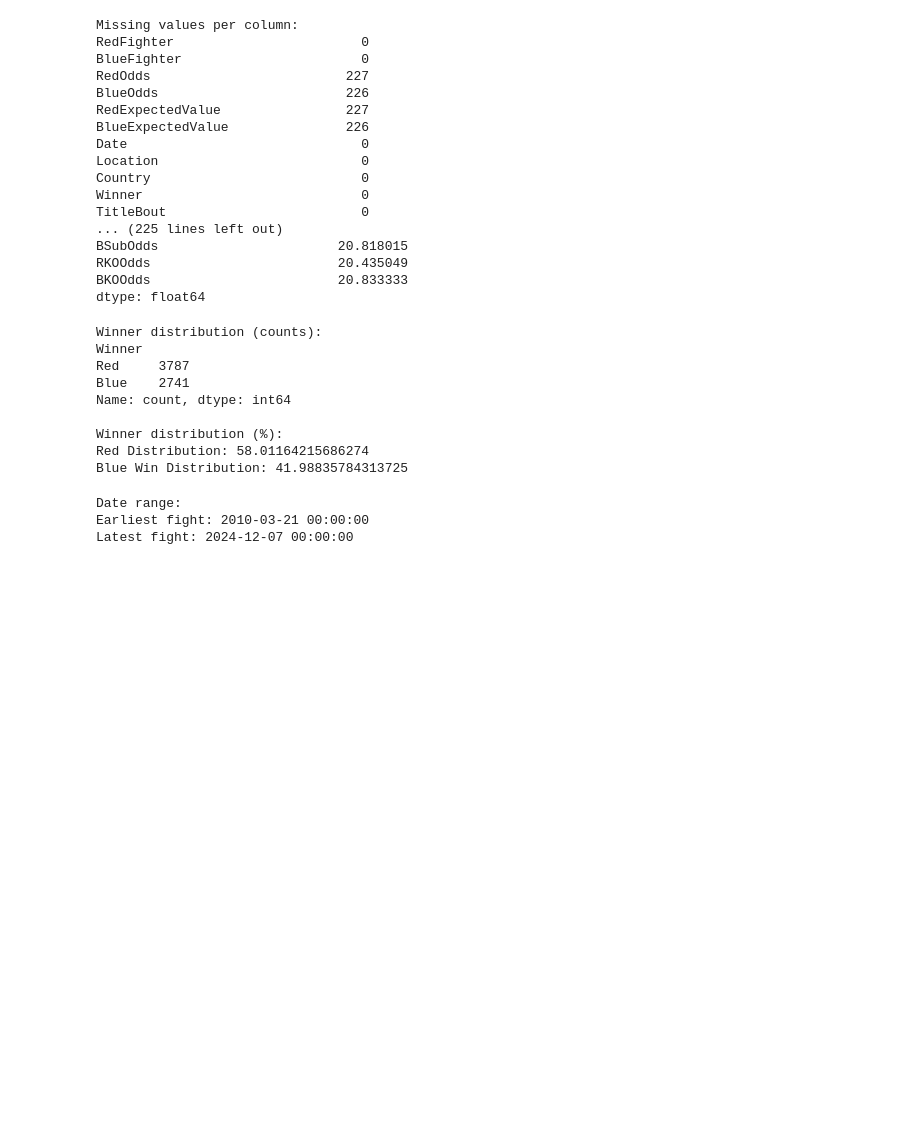
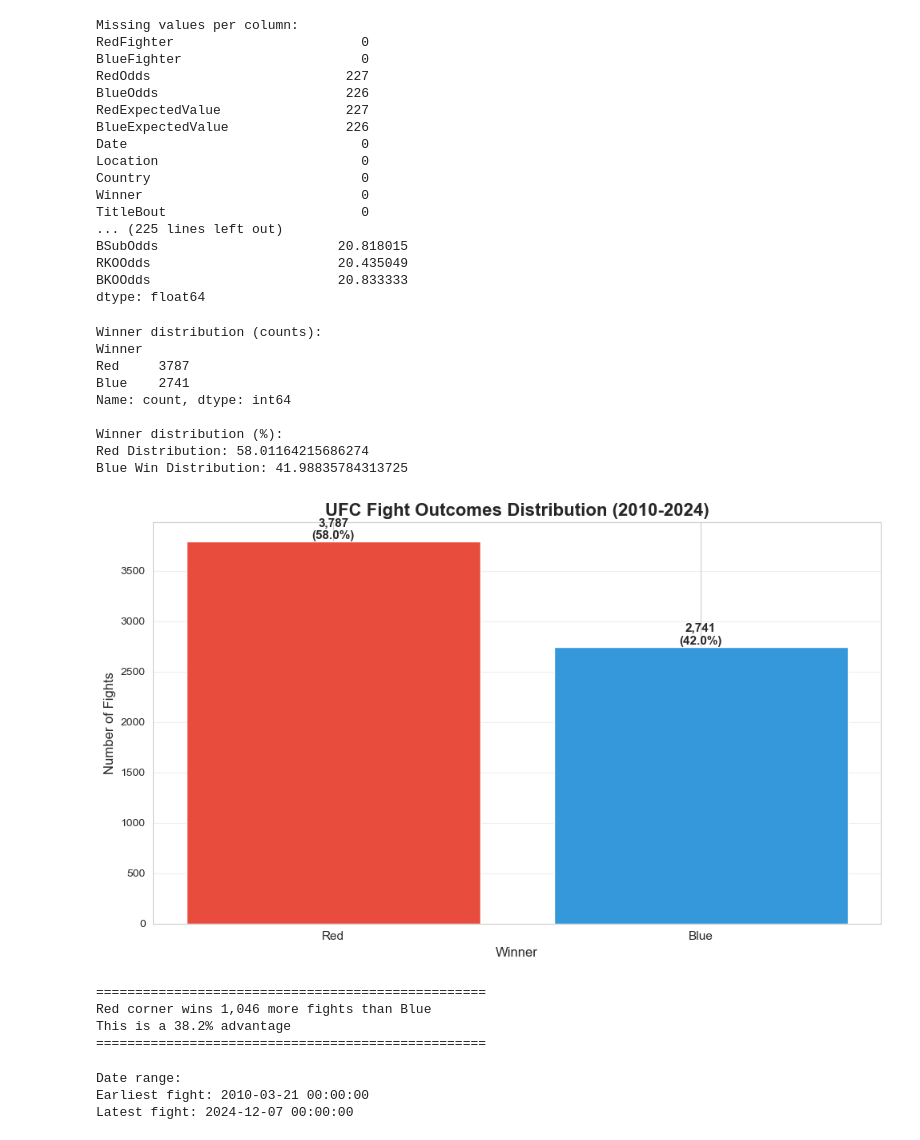
Before and after one commit to FKhan14/ufc-fight-predictor, a Jupyter notebook: notebooks/01_data_exploration.ipynb, the cells around one changed output. Saved outputs shown, nothing was run; the diff lists cells and outputs as text; code cells hidden in the pictures; blank space fills up the shorter version.

Commit message:
refactor: improve Step 1 data exploration - fix file paths, verify draws, complete findings summary

```diff
--- a/notebooks/01_data_exploration.ipynb
+++ b/notebooks/01_data_exploration.ipynb
@@ -24,13 +24,9 @@ print("Libraries Imported Successfully")
 # %% [output]
 Libraries Imported Successfully
 # %%
-# TODO 1: Load the dataset
 # Load ufc-master.csv into a DataFrame called 'df'
-# Hint: pd.read_csv('path/to/file.csv')
+df = pd.read_csv('../data/raw/ufc-master.csv')
 
-df = pd.read_csv('C:/Users/fahdk/OneDrive/Documents/GitHub/ufc-fight-predictor/data/raw/ufc-master.csv')
-
-# TODO 2: Check if it loaded correctly
 # Print a success message and show the shape
 print("Dataset Loaded Successfully")
 df.shape
@@ -175,4 +167,39 @@ Name: count, dtype: int64
 Winner distribution (%):
 Red Distribution: 58.01164215686274
 Blue Win Distribution: 41.98835784313725
+# %%
+# Visualize the winner distribution
+import matplotlib.pyplot as plt
+
+plt.figure(figsize=(10, 6))
+winner_counts = df['Winner'].value_counts()
+colors = ['#e74c3c', '#3498db', '#95a5a6']  # Red, Blue, Gray for draws
+
+bars = plt.bar(winner_counts.index, winner_counts.values, color=colors[:len(winner_counts)])
+plt.title('UFC Fight Outcomes Distribution (2010-2024)', fontsize=16, fontweight='bold')
+plt.xlabel('Winner', fontsize=12)
+plt.ylabel('Number of Fights', fontsize=12)
+plt.xticks(fontsize=11)
+
+# Add count labels on bars
+for bar in bars:
+    height = bar.get_height()
+    plt.text(bar.get_x() + bar.get_width()/2., height,
+             f'{int(height):,}\n({height/len(df)*100:.1f}%)',
+             ha='center', va='bottom', fontsize=11, fontweight='bold')
+
+plt.grid(axis='y', alpha=0.3)
+plt.tight_layout()
+plt.show()
+
+print(f"\n{'='*50}")
+print(f"Red corner wins {winner_counts['Red'] - winner_counts['Blue']:,} more fights than Blue")
+print(f"This is a {(winner_counts['Red']/winner_counts['Blue'] - 1)*100:.1f}% advantage")
+print(f"{'='*50}")
+# %% [output]
+[figure, added]
+==================================================
+Red corner wins 1,046 more fights than Blue
+This is a 38.2% advantage
+==================================================
 # %%
```
Also changed, not shown: parts of 10 cells of this notebook.
